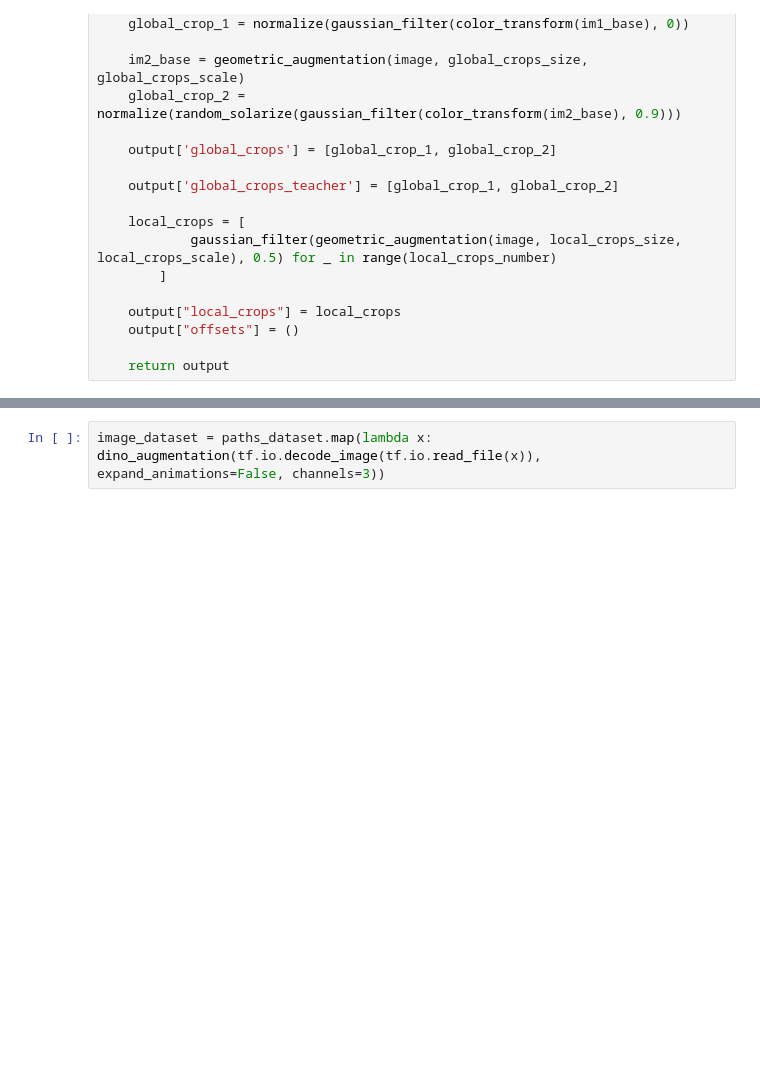
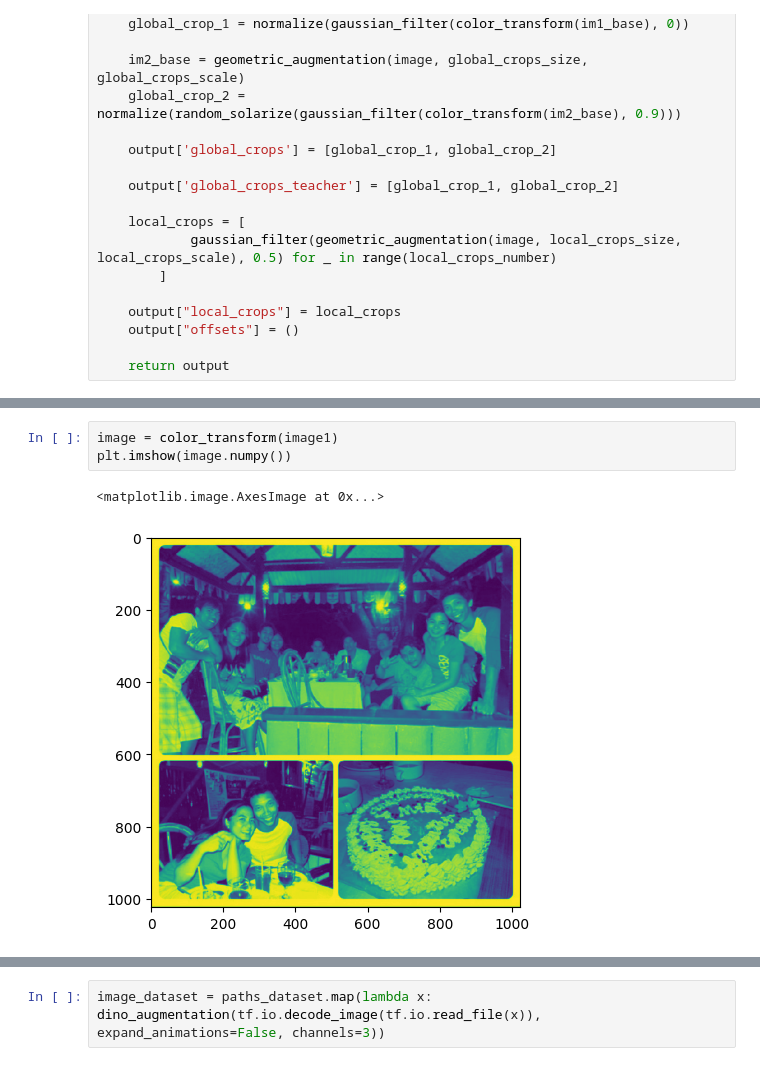
Before and after one commit to dubstepenjoyer/dvfu_tasks, a Jupyter notebook: feature_extraction.ipynb, the cells around one changed output, grey strips where cells are left out. Saved outputs shown, nothing was run; the diff lists cells and outputs as text; blank space fills up the shorter version.

```diff
--- a/feature_extraction.ipynb
+++ b/feature_extraction.ipynb
@@ -146,0 +156,6 @@ def dino_augmentation(image, global_crops_scale=(0.14, 1), local_crops_scale=(0.
+# %%
+image = color_transform(image1)
+plt.imshow(image.numpy())
+# %% [output]
+<matplotlib.image.AxesImage at 0x...>
+[figure, added]
```
Also changed, not shown: parts of 8 cells of this notebook.
